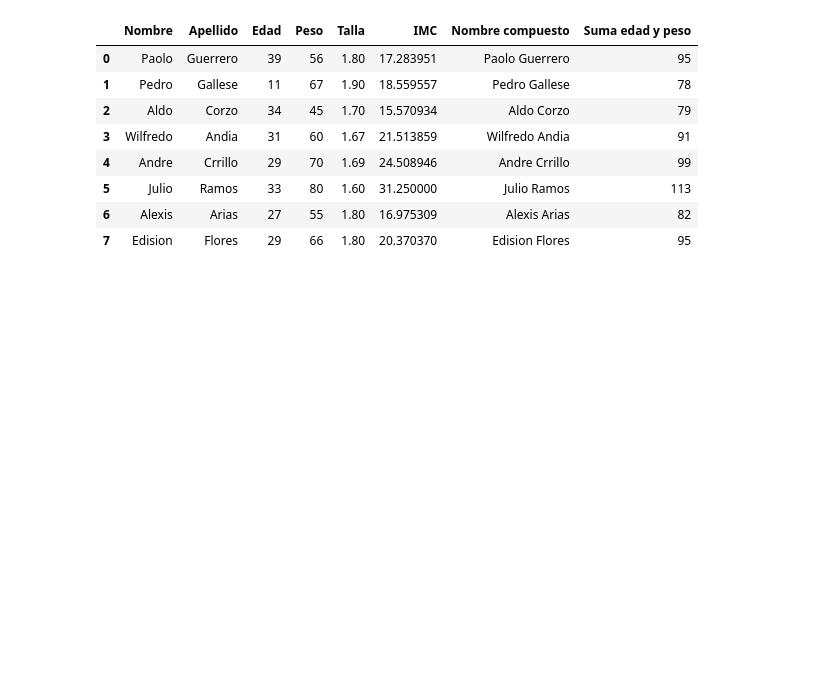
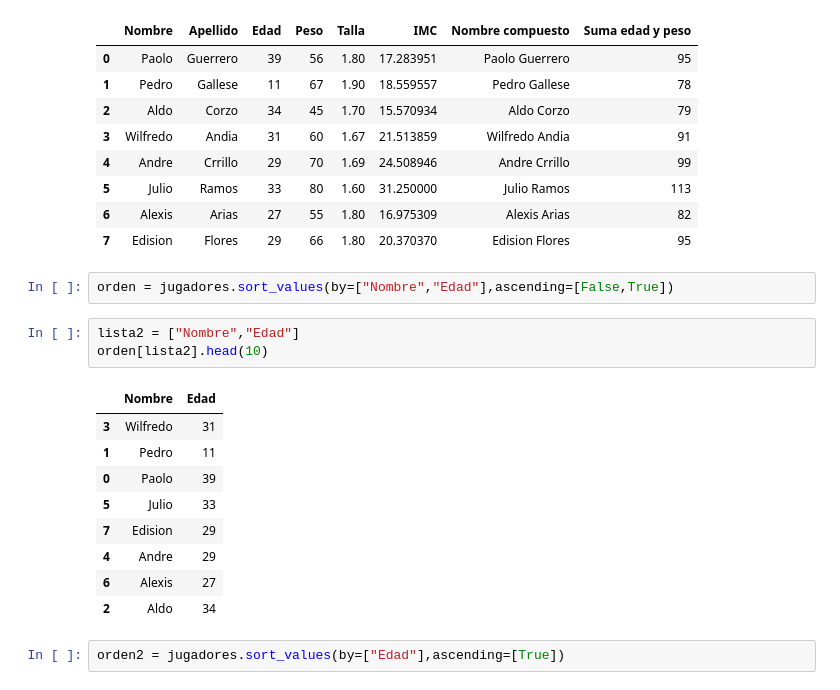
Before and after one commit to Xavier-ML/BIOESTADISTICA-XAVIER-ML, a Jupyter notebook: Dia_6_CIBERTEC.ipynb, the cells around one changed output. Cells and saved outputs as stored; diff of their text form; blank space fills up the shorter version.

```diff
--- a/Dia_6_CIBERTEC.ipynb
+++ b/Dia_6_CIBERTEC.ipynb
@@ -218,3 +218,20 @@ jugadores
 | 5 | Julio | Ramos | 33 | 80 | 1.60 | 31.250000 | Julio Ramos | 113 |
 | 6 | Alexis | Arias | 27 | 55 | 1.80 | 16.975309 | Alexis Arias | 82 |
 | 7 | Edision | Flores | 29 | 66 | 1.80 | 20.370370 | Edision Flores | 95 |
+# %%
+orden = jugadores.sort_values(by=["Nombre","Edad"],ascending=[False,True])
+# %%
+lista2 = ["Nombre","Edad"]
+orden[lista2].head(10)
+# %% [output]
+|  | Nombre | Edad |
+| 3 | Wilfredo | 31 |
+| 1 | Pedro | 11 |
+| 0 | Paolo | 39 |
+| 5 | Julio | 33 |
+| 7 | Edision | 29 |
+| 4 | Andre | 29 |
+| 6 | Alexis | 27 |
+| 2 | Aldo | 34 |
+# %%
+orden2 = jugadores.sort_values(by=["Edad"],ascending=[True])
```
Also changed, not shown: parts of 3 cells of this notebook.
